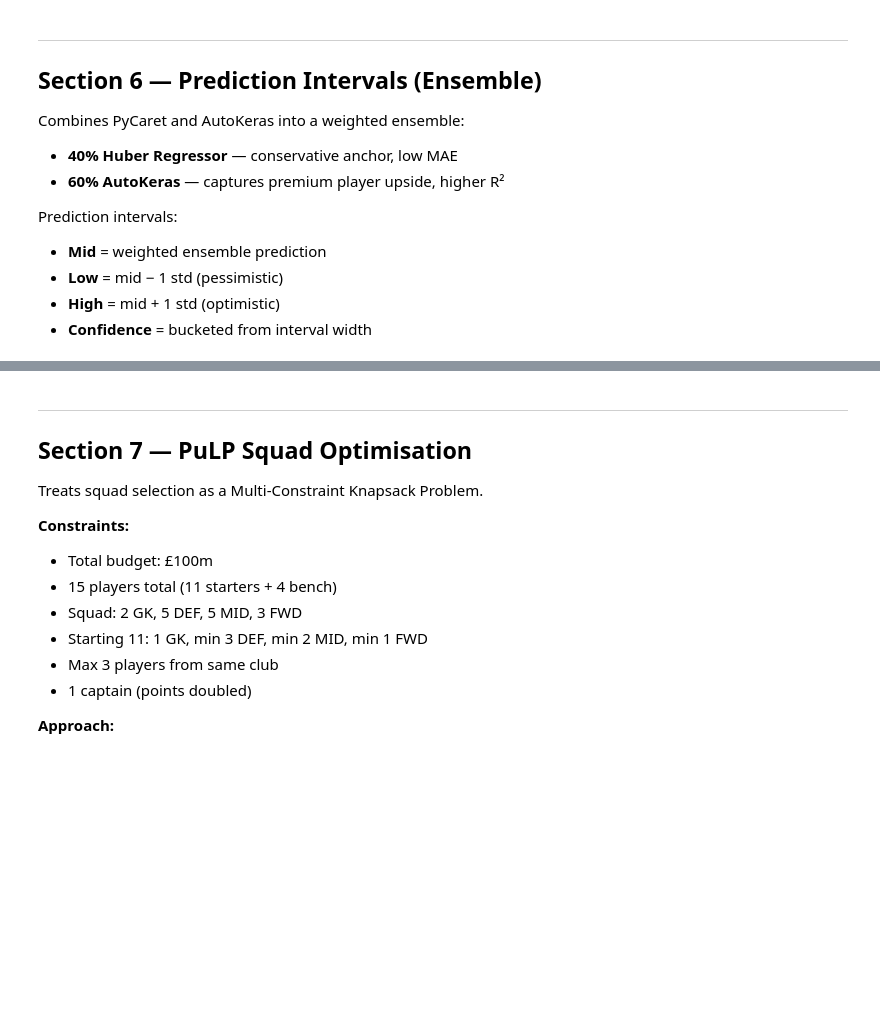
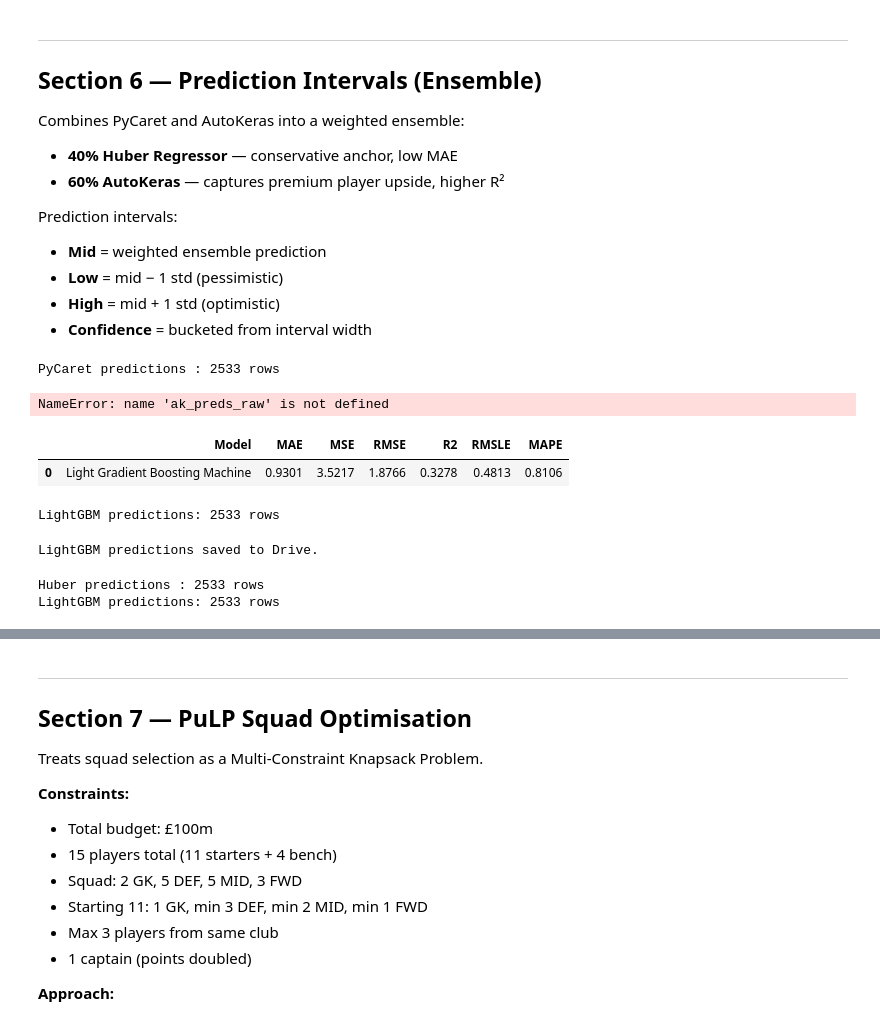
Before and after one commit to Azizbhs/Fantasy-Premier-League-Decision-Support-System, a Jupyter notebook: notebooks/FPL_Model_Training_Pipeline_clean.ipynb, the cells around one changed output, grey strips where cells are left out. Drawn from its saved outputs; the diff is of its cells as text; code cells hidden in the pictures; blank space fills up the shorter version.

```diff
--- a/notebooks/FPL_Model_Training_Pipeline_clean.ipynb
+++ b/notebooks/FPL_Model_Training_Pipeline_clean.ipynb
@@ -224,7 +372,7 @@ ak_model = ak.StructuredDataRegressor(
 
 ak_model.fit(
     X_train_imputed, y_train,
-    epochs           = 50,
+    epochs           = 35,
     validation_split = 0.1,
     verbose          = 1
 )
@@ -308,3 +492,45 @@ pc_preds_raw = pc_preds_df['prediction_label'].values
 
 print(f'PyCaret predictions : {len(pc_preds_raw)} rows')
 print(f'AutoKeras predictions: {len(ak_preds_raw)} rows')
+# %% [output]
+PyCaret predictions : 2533 rows
+NameError: name 'ak_preds_raw' is not defined
+# %%
+# Load LightGBM from saved top 3 models
+import pickle
+with open('/content/drive/MyDrive/fpl_thesis/models/best_models.pkl', 'rb') as f:
+    best_models = pickle.load(f)
+
+# LightGBM was second in compare_models
+from pycaret.regression import finalize_model, predict_model
+lgbm_final = finalize_model(best_models[1])
+lgbm_preds = predict_model(lgbm_final, data=test_df)
+lgbm_preds_raw = lgbm_preds['prediction_label'].values
+print(f'LightGBM predictions: {len(lgbm_preds_raw)} rows')
+# %% [output]
+|  | Model | MAE | MSE | RMSE | R2 | RMSLE | MAPE |
+| 0 | Light Gradient Boosting Machine | 0.9301 | 3.5217 | 1.8766 | 0.3278 | 0.4813 | 0.8106 |
+LightGBM predictions: 2533 rows
+# %%
+import pandas as pd
+lgbm_preds.to_csv('/content/drive/MyDrive/fpl_thesis/models/lgbm_preds.csv', index=False)
+print('LightGBM predictions saved to Drive.')
+# %% [output]
+LightGBM predictions saved to Drive.
+# %%
+#only when session is diconnected
+import pandas as pd
+import numpy as np
+
+# Load saved predictions
+pc_preds_df  = pd.read_csv('/content/drive/MyDrive/fpl_thesis/models/pycaret_preds.csv')
+pc_preds_raw = pc_preds_df['prediction_label'].values
+
+lgbm_preds_df  = pd.read_csv('/content/drive/MyDrive/fpl_thesis/models/lgbm_preds.csv')
+lgbm_preds_raw = lgbm_preds_df['prediction_label'].values
+
+print(f'Huber predictions : {len(pc_preds_raw)} rows')
+print(f'LightGBM predictions: {len(lgbm_preds_raw)} rows')
+# %% [output]
+Huber predictions : 2533 rows
+LightGBM predictions: 2533 rows
```
Also changed, not shown: parts of 27 cells of this notebook, 8 other files.
